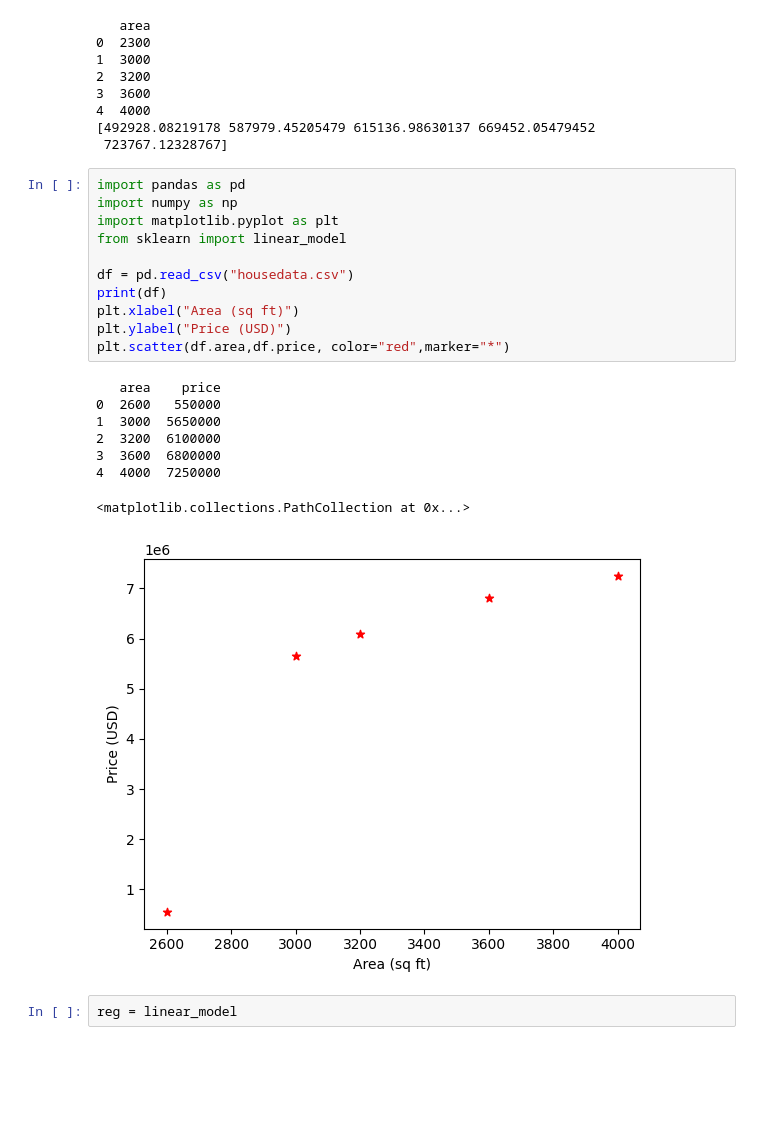
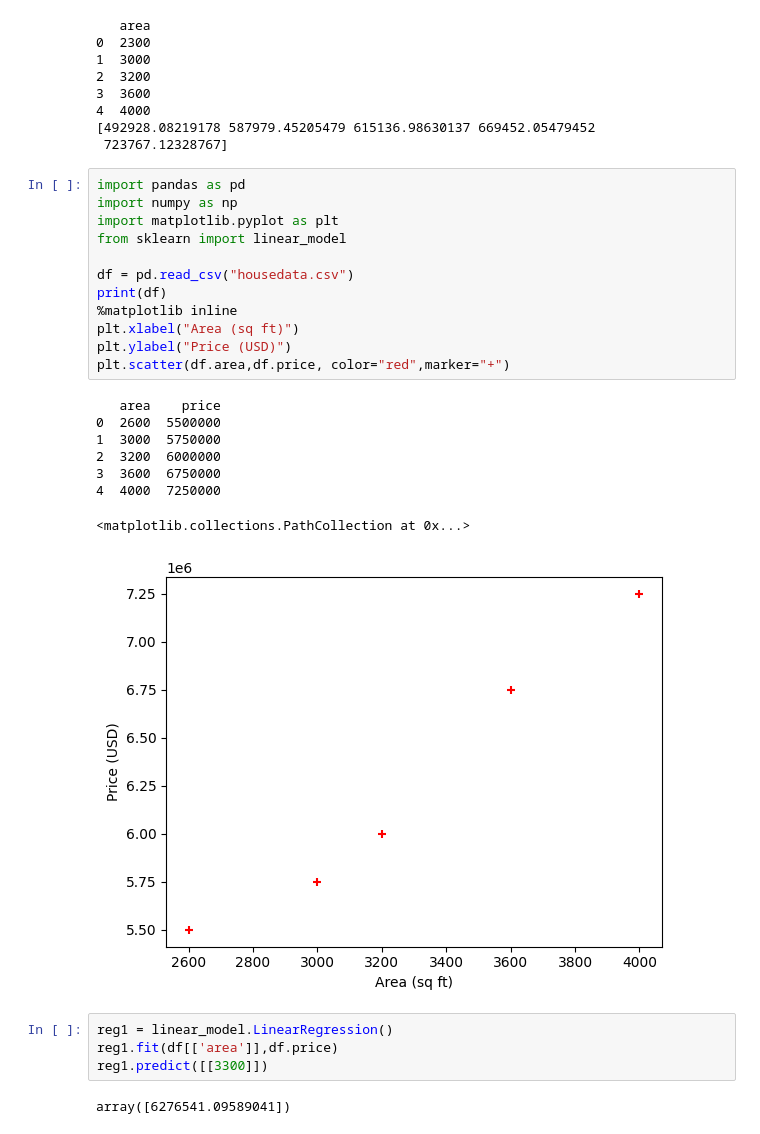
Before and after one commit to Shalomhosheya/MachineLearning, a Jupyter notebook: main.ipynb, the cells around one changed output. Saved outputs shown, nothing was run; the diff lists cells and outputs as text; blank space fills up the shorter version.

```diff
--- a/main.ipynb
+++ b/main.ipynb
@@ -62,22 +62,27 @@ d.to_csv("New2.csv",index=False)
 # %%
 import pandas as pd
 import numpy as np
 import matplotlib.pyplot as plt
 from sklearn import linear_model
 
 df = pd.read_csv("housedata.csv")
 print(df)
+%matplotlib inline
 plt.xlabel("Area (sq ft)")
 plt.ylabel("Price (USD)")
-plt.scatter(df.area,df.price, color="red",marker="*")
+plt.scatter(df.area,df.price, color="red",marker="+")
 # %% [output]
    area    price
-0  2600   550000
-1  3000  5650000
-2  3200  6100000
-3  3600  6800000
+0  2600  5500000
+1  3000  5750000
+2  3200  6000000
+3  3600  6750000
 4  4000  7250000
 <matplotlib.collections.PathCollection at 0x...>
-[figure, old version]
+[figure, new version]
-# %%
-reg = linear_model
+# %%
+reg1 = linear_model.LinearRegression()
+reg1.fit(df[['area']],df.price)
+reg1.predict([[3300]])
+# %% [output]
+array([6276541.09589041])
```
Also changed, not shown: 1 other file.
